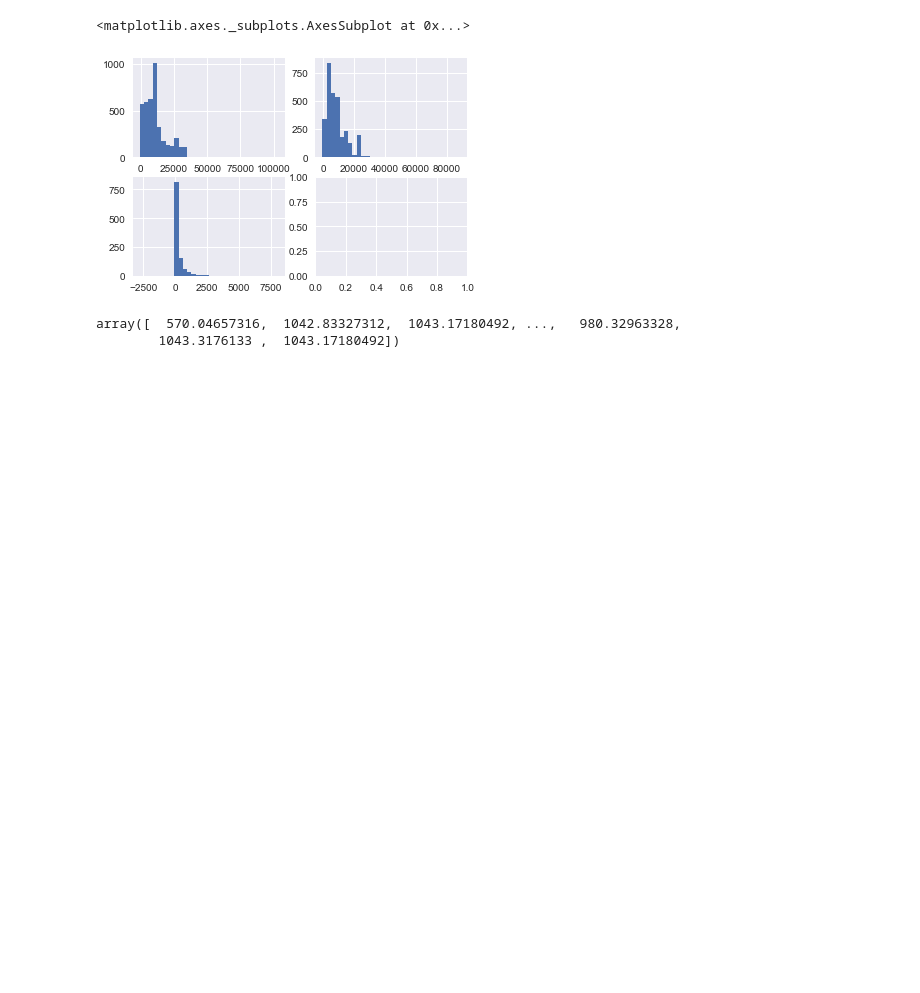
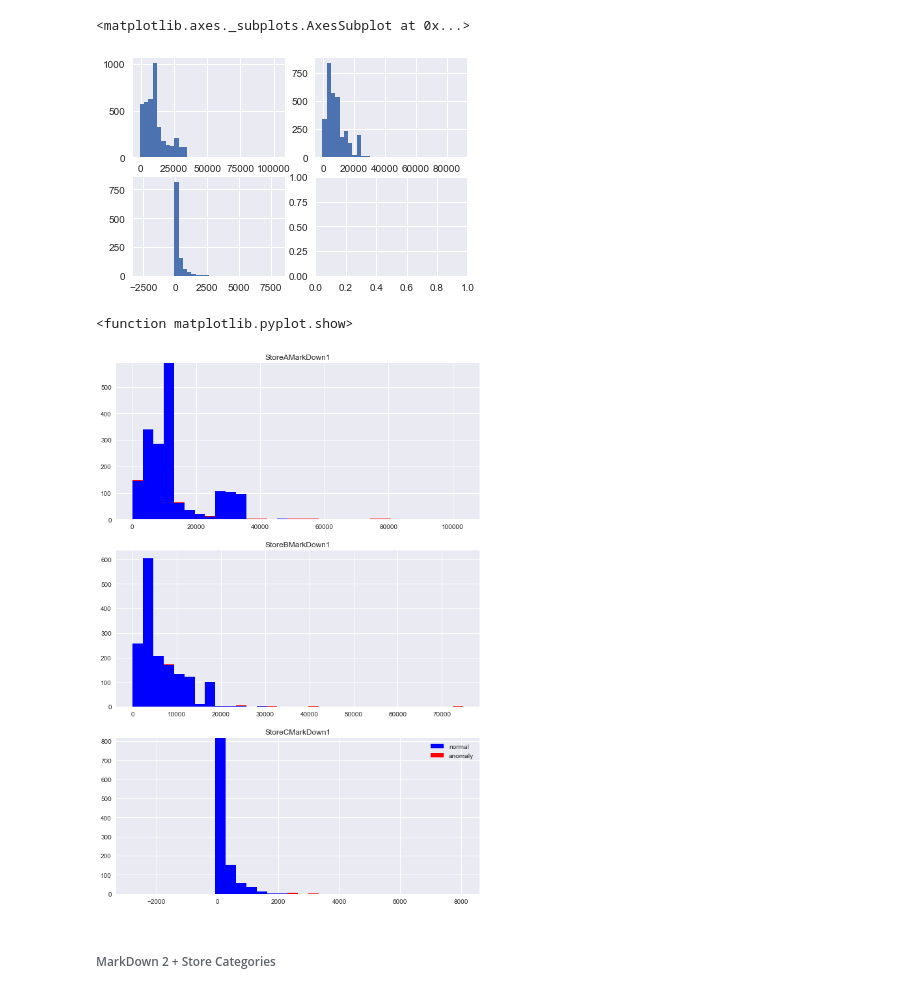
Before and after one commit to druchefavour/retailer_project, a Jupyter notebook: 6.0 Unsupervised Anomaly Detection.ipynb, the cells around one changed output. Saved outputs shown, nothing was run; the diff lists cells and outputs as text; code cells hidden in the pictures; blank space fills up the shorter version.

```diff
--- a/6.0 Unsupervised Anomaly Detection.ipynb
+++ b/6.0 Unsupervised Anomaly Detection.ipynb
@@ -490,7 +492,12 @@ envelope =  EllipticEnvelope(contamination = outliers_fraction)
 X_train = df_class0.values.reshape(-1,1)
 envelope.fit(X_train)
 df_class0 = pd.DataFrame(df_class0)
-envelope.decision_function(X_train)
+deviation_1 = envelope.decision_function(X_train)
+anomaly_1 = envelope.predict(X_train)
+
+df_class0['deviation'] = pd.DataFrame(deviation_1)
+df_class0['anomaly'] = pd.DataFrame(anomaly_1)
+
+# plot the MarkDown1 repartition by categories with anomalies
+a0 = df_class0.loc[df_class0['anomaly'] == 1, 'MarkDown1']
+b0 = df_class0.loc[df_class0['anomaly'] == -1, 'MarkDown1']
-# %% [output]
-array([  570.04657316,  1042.83327312,  1043.17180492, ...,   980.32963328,
-        1043.3176133 ,  1043.17180492])
@@ -496,0 +519,37 @@ array([  570.04657316,  1042.83327312,  1043.17180492, ...,   980.32963328,
+# %%
+# apply ellipticEnvelope(gaussian distribution) at each categories
+envelope =  EllipticEnvelope(contamination = outliers_fraction)
+X_train = df_class2.values.reshape(-1,1)
+envelope.fit(X_train)
+df_class2 = pd.DataFrame(df_class2)
+df_class2 = df_class2.reset_index()
+
+deviation_3 = envelope.decision_function(X_train)
+anomaly_3 = envelope.predict(X_train)
+
+df_class2['deviation'] = pd.DataFrame(deviation_3)
+df_class2['anomaly'] = pd.DataFrame(anomaly_3)
+
+# plot the MarkDown1 repartition by categories with anomalies
+a2 = df_class2.loc[df_class2['anomaly'] == 1, 'MarkDown1']
+b2 = df_class2.loc[df_class2['anomaly'] == -1, 'MarkDown1']
+# %%
+fig, ax = plt.subplots(figsize=(10, 15))
+ax1 = plt.subplot(311)
+ax1.hist([a0,b0], bins=32, stacked=True, color=['blue', 'red'], label=['normal', 'anomaly'])
+ax2 = plt.subplot(312)
+ax2.hist([a1,b1], bins=32, stacked=True, color=['blue', 'red'], label=['normal', 'anomaly'])
+ax3 = plt.subplot(313)
+ax3.hist([a2,b2], bins=32, stacked=True, color=['blue', 'red'], label=['normal', 'anomaly'])
+
+ax1.set_title("StoreAMarkDown1")
+ax2.set_title("StoreBMarkDown1")
+ax3.set_title("StoreCMarkDown1")
+
+plt.legend()
+plt.show
+# %% [output]
+<function matplotlib.pyplot.show>
+[figure, added]
+# %% [markdown]
+###### MarkDown 2 + Store Categories
```
Also changed, not shown: parts of 47 cells of this notebook, 7 other files.
